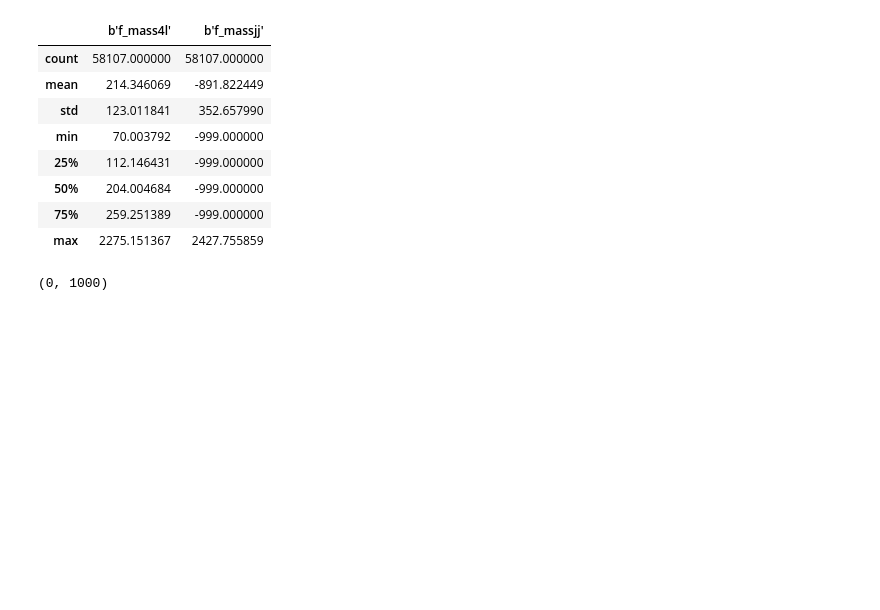
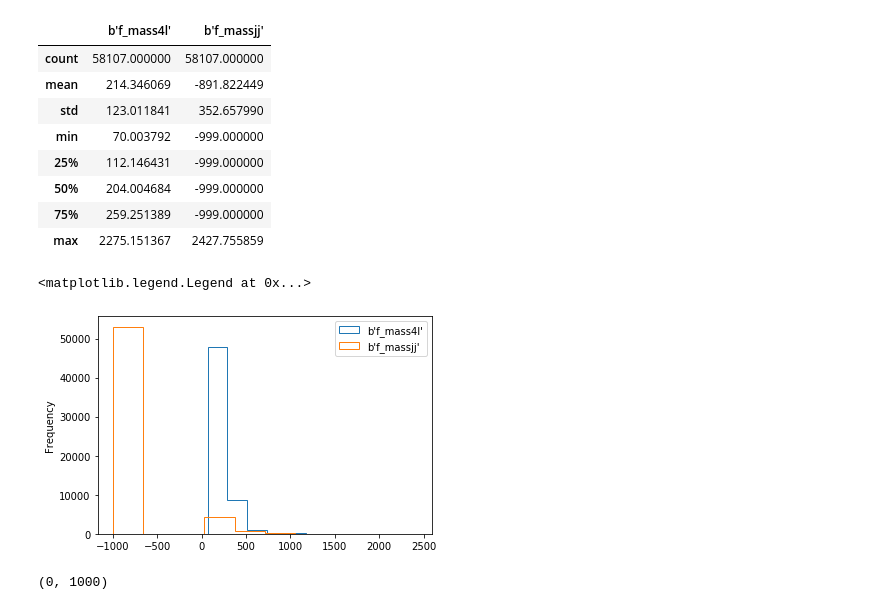
Before and after one commit to soldanoale/DataScience-HEP, a Jupyter notebook: Lezioni/Lezione 1.B - Soluzioni.ipynb, the cells around one changed output. Cells and saved outputs as stored; diff of their text form; code cells hidden in the pictures; blank space fills up the shorter version.

```diff
--- a/Lezioni/Lezione 1.B - Soluzioni.ipynb
+++ b/Lezioni/Lezione 1.B - Soluzioni.ipynb
@@ -190,4 +201,11 @@ df.describe()
 | 50% | 204.004684 | -999.000000 |
 | 75% | 259.251389 | -999.000000 |
 | max | 2275.151367 | 2427.755859 |
+# %%
+ax = df[VARS[0]].plot.hist(bins=10, label=VARS[0], histtype='step')
+ax = df[VARS[1]].plot.hist(bins=10, label=VARS[1], histtype='step')
+plt.legend(loc='upper right')
+# %% [output]
+<matplotlib.legend.Legend at 0x...>
+[figure, added]
 # %%
```
Also changed, not shown: parts of 12 cells of this notebook.
